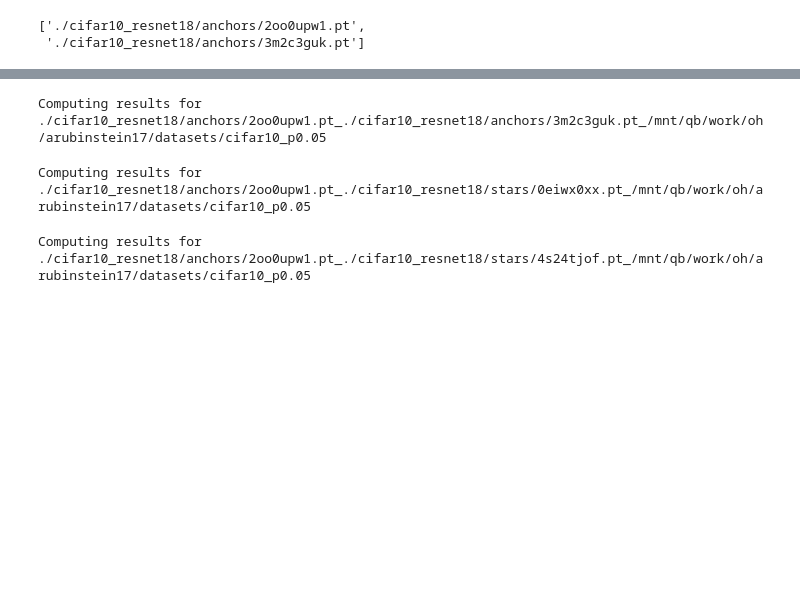
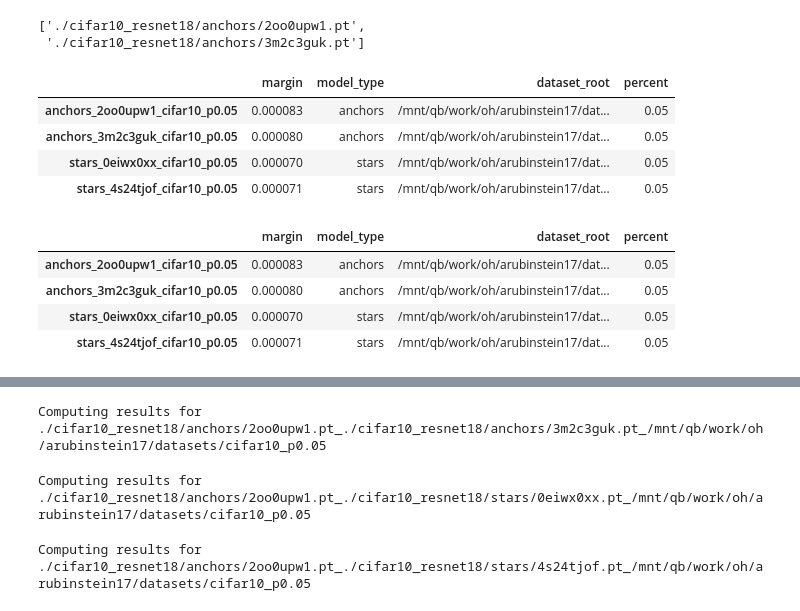
Before and after one commit to AlexanderRubinstein/starlight, a Jupyter notebook: notebooks/margin_exps.ipynb, the cells around one changed output, grey strips where cells are left out. Drawn from its saved outputs; the diff is of its cells as text; code cells hidden in the pictures; blank space fills up the shorter version.

```diff
--- a/notebooks/margin_exps.ipynb
+++ b/notebooks/margin_exps.ipynb
@@ -354,3 +457,36 @@ anchors[:2]
 # %% [output]
 ['./cifar10_resnet18/anchors/2oo0upw1.pt',
  './cifar10_resnet18/anchors/3m2c3guk.pt']
+# %%
+def plot_dict(res, to_show=True, filter_dict={}, drop_columns=[], group_aggregate_list=[]):
+
+    df = pd.DataFrame.from_dict(res, orient='index')
+
+    for column_name, value in filter_dict.items():
+        df = df[df[column_name] == value]
+
+    for column_name in drop_columns:
+        if column_name == "index":
+            df.reset_index(drop=True, inplace=True)
+        else:
+            df = df.drop(column_name, axis=1)
+    print(df)
+    for new_index in group_aggregate_list:
+        df = df.groupby(new_index).agg([(f'mean', 'mean'), (f'std', 'std')])
+
+    if to_show:
+        display(df)
+    return df
+# %%
+plot_dict(cifar10_resnet18_results, to_show=True)
+# %% [output]
+|  | margin | model_type | dataset_root | percent |
+| anchors_2oo0upw1_cifar10_p0.05 | 0.000083 | anchors | /mnt/qb/work/oh/arubinstein17/dat... | 0.05 |
+| anchors_3m2c3guk_cifar10_p0.05 | 0.000080 | anchors | /mnt/qb/work/oh/arubinstein17/dat... | 0.05 |
+| stars_0eiwx0xx_cifar10_p0.05 | 0.000070 | stars | /mnt/qb/work/oh/arubinstein17/dat... | 0.05 |
+| stars_4s24tjof_cifar10_p0.05 | 0.000071 | stars | /mnt/qb/work/oh/arubinstein17/dat... | 0.05 |
+|  | margin | model_type | dataset_root | percent |
+| anchors_2oo0upw1_cifar10_p0.05 | 0.000083 | anchors | /mnt/qb/work/oh/arubinstein17/dat... | 0.05 |
+| anchors_3m2c3guk_cifar10_p0.05 | 0.000080 | anchors | /mnt/qb/work/oh/arubinstein17/dat... | 0.05 |
+| stars_0eiwx0xx_cifar10_p0.05 | 0.000070 | stars | /mnt/qb/work/oh/arubinstein17/dat... | 0.05 |
+| stars_4s24tjof_cifar10_p0.05 | 0.000071 | stars | /mnt/qb/work/oh/arubinstein17/dat... | 0.05 |
```
Also changed, not shown: parts of 7 cells of this notebook, 1 other file.
